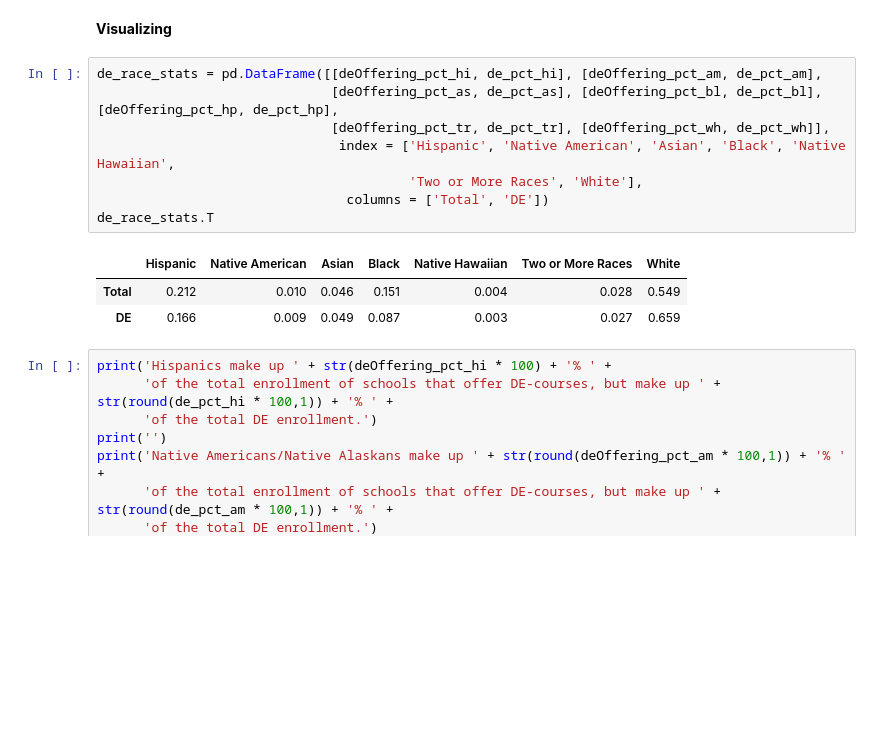
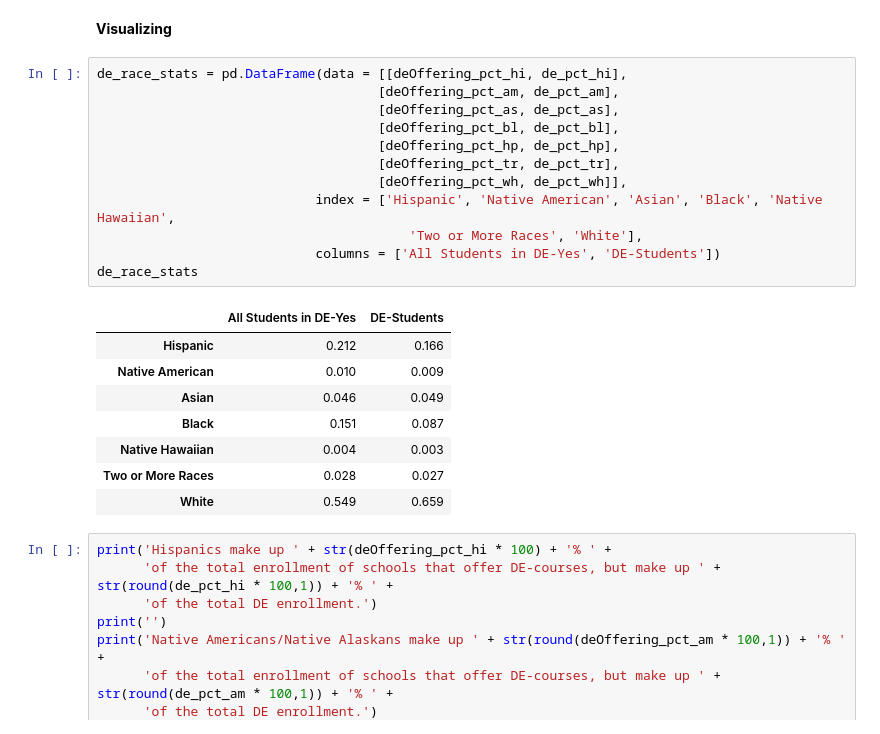
Before and after one commit to oconnoag/nacep_dual_enrollment_analysis, a Jupyter notebook: jupyter_notebooks/02_enrollment_analysis-Copy1.ipynb, the cells around one changed output. Drawn from its saved outputs; the diff is of its cells as text; blank space fills up the shorter version.

```diff
--- a/jupyter_notebooks/02_enrollment_analysis-Copy1.ipynb
+++ b/jupyter_notebooks/02_enrollment_analysis-Copy1.ipynb
@@ -540,17 +682,26 @@ White: 6371141  ( 0.512 )
 # %% [markdown]
 **Visualizing**
 # %%
-de_race_stats = pd.DataFrame([[deOffering_pct_hi, de_pct_hi], [deOffering_pct_am, de_pct_am],
-                              [deOffering_pct_as, de_pct_as], [deOffering_pct_bl, de_pct_bl], [deOffering_pct_hp, de_pct_hp],
-                              [deOffering_pct_tr, de_pct_tr], [deOffering_pct_wh, de_pct_wh]],
-                               index = ['Hispanic', 'Native American', 'Asian', 'Black', 'Native Hawaiian',
+de_race_stats = pd.DataFrame(data = [[deOffering_pct_hi, de_pct_hi],
+                                    [deOffering_pct_am, de_pct_am],
+                                    [deOffering_pct_as, de_pct_as],
+                                    [deOffering_pct_bl, de_pct_bl],
+                                    [deOffering_pct_hp, de_pct_hp],
+                                    [deOffering_pct_tr, de_pct_tr],
+                                    [deOffering_pct_wh, de_pct_wh]],
+                            index = ['Hispanic', 'Native American', 'Asian', 'Black', 'Native Hawaiian',
                                         'Two or More Races', 'White'],
-                                columns = ['Total', 'DE'])
-de_race_stats.T
+                            columns = ['All Students in DE-Yes', 'DE-Students'])
+de_race_stats
 # %% [output]
-|  | Hispanic | Native American | Asian | Black | Native Hawaiian | Two or More Races | White |
-| Total | 0.212 | 0.010 | 0.046 | 0.151 | 0.004 | 0.028 | 0.549 |
-| DE | 0.166 | 0.009 | 0.049 | 0.087 | 0.003 | 0.027 | 0.659 |
+|  | All Students in DE-Yes | DE-Students |
+| Hispanic | 0.212 | 0.166 |
+| Native American | 0.010 | 0.009 |
+| Asian | 0.046 | 0.049 |
+| Black | 0.151 | 0.087 |
+| Native Hawaiian | 0.004 | 0.003 |
+| Two or More Races | 0.028 | 0.027 |
+| White | 0.549 | 0.659 |
 # %%
 print('Hispanics make up ' + str(deOffering_pct_hi * 100) + '% ' +
       'of the total enrollment of schools that offer DE-courses, but make up ' + str(round(de_pct_hi * 100,1)) + '% ' +
```
Also changed, not shown: parts of 40 cells of this notebook, 1 other file.
